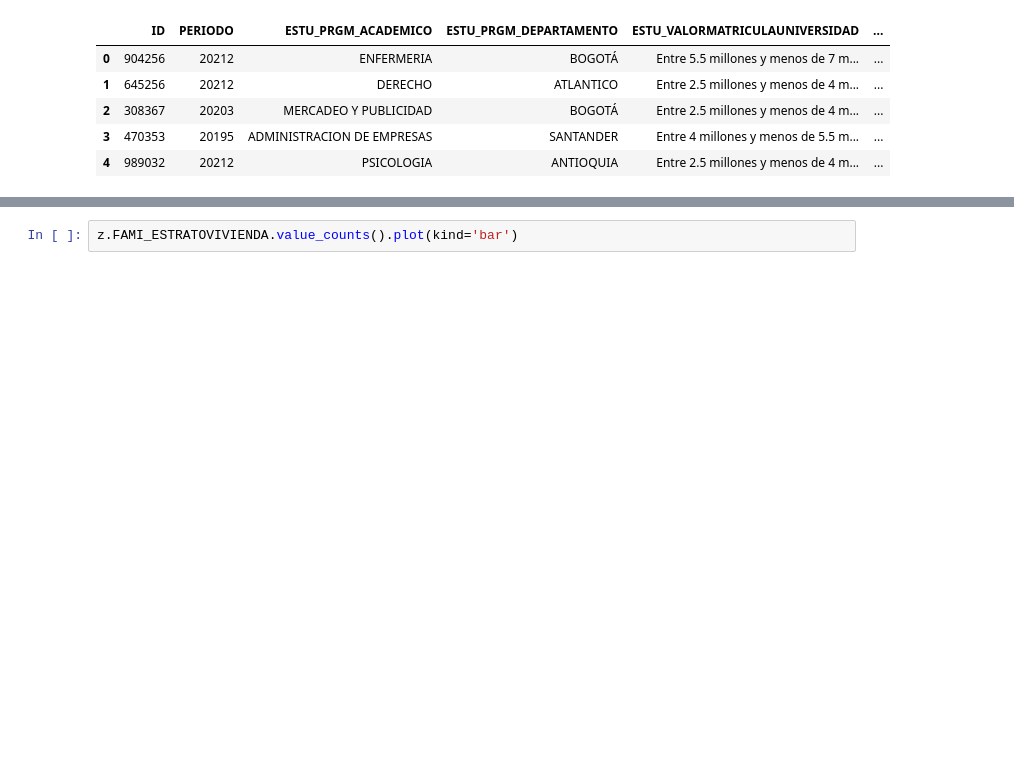
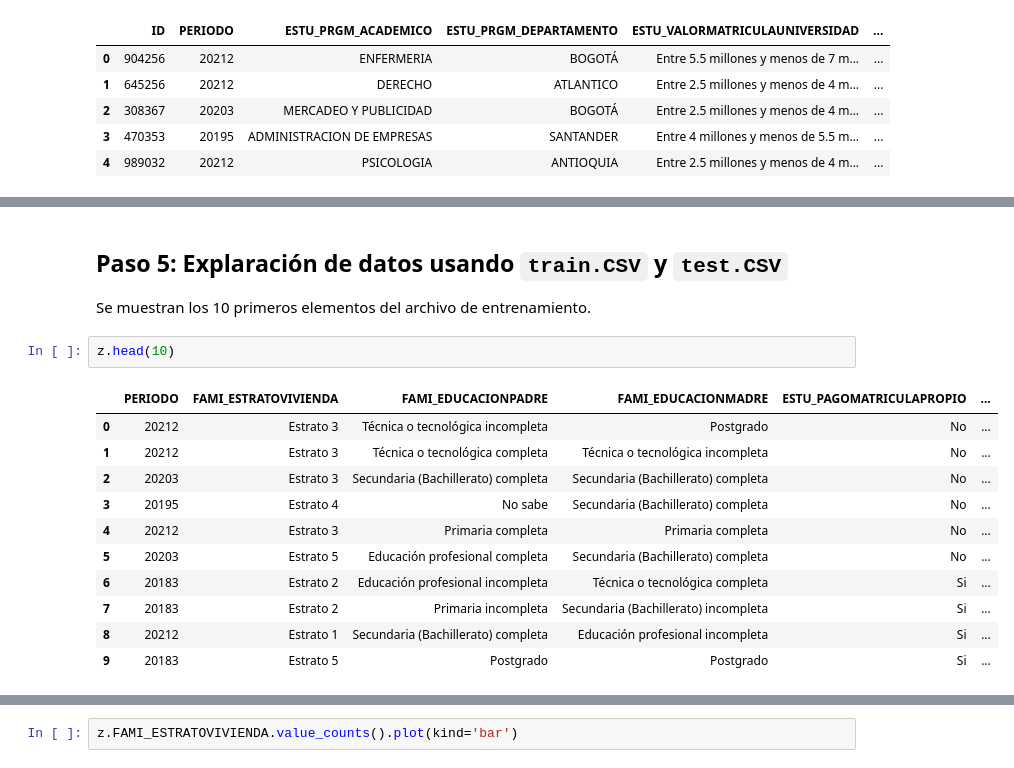
Before and after one commit to Hernandez484/01.01-PROYECTO-KAGGLE, a Jupyter notebook: 01 - exploración.ipynb, the cells around one changed output, grey strips where cells are left out. Drawn from its saved outputs; the diff is of its cells as text; blank space fills up the shorter version.

```diff
--- a/01 - exploración.ipynb
+++ b/01 - exploración.ipynb
@@ -95,0 +78,18 @@ z.head()
+# %% [markdown]
+## <font color='157699'> **Paso 5: Explaración de datos usando `train.CSV` y `test.CSV`** </font>
+
+Se muestran los 10 primeros elementos del archivo de entrenamiento.
+# %%
+z.head(10)
+# %% [output]
+|  | PERIODO | FAMI_ESTRATOVIVIENDA | FAMI_EDUCACIONPADRE | FAMI_EDUCACIONMADRE | ESTU_PAGOMATRICULAPROPIO | ... |
+| 0 | 20212 | Estrato 3 | Técnica o tecnológica incompleta | Postgrado | No | ... |
+| 1 | 20212 | Estrato 3 | Técnica o tecnológica completa | Técnica o tecnológica incompleta | No | ... |
+| 2 | 20203 | Estrato 3 | Secundaria (Bachillerato) completa | Secundaria (Bachillerato) completa | No | ... |
+| 3 | 20195 | Estrato 4 | No sabe | Secundaria (Bachillerato) completa | No | ... |
+| 4 | 20212 | Estrato 3 | Primaria completa | Primaria completa | No | ... |
+| 5 | 20203 | Estrato 5 | Educación profesional completa | Secundaria (Bachillerato) completa | No | ... |
+| 6 | 20183 | Estrato 2 | Educación profesional incompleta | Técnica o tecnológica completa | Si | ... |
+| 7 | 20183 | Estrato 2 | Primaria incompleta | Secundaria (Bachillerato) incompleta | Si | ... |
+| 8 | 20212 | Estrato 1 | Secundaria (Bachillerato) completa | Educación profesional incompleta | Si | ... |
+| 9 | 20183 | Estrato 5 | Postgrado | Postgrado | Si | ... |
```
Also changed, not shown: parts of 47 cells of this notebook.
